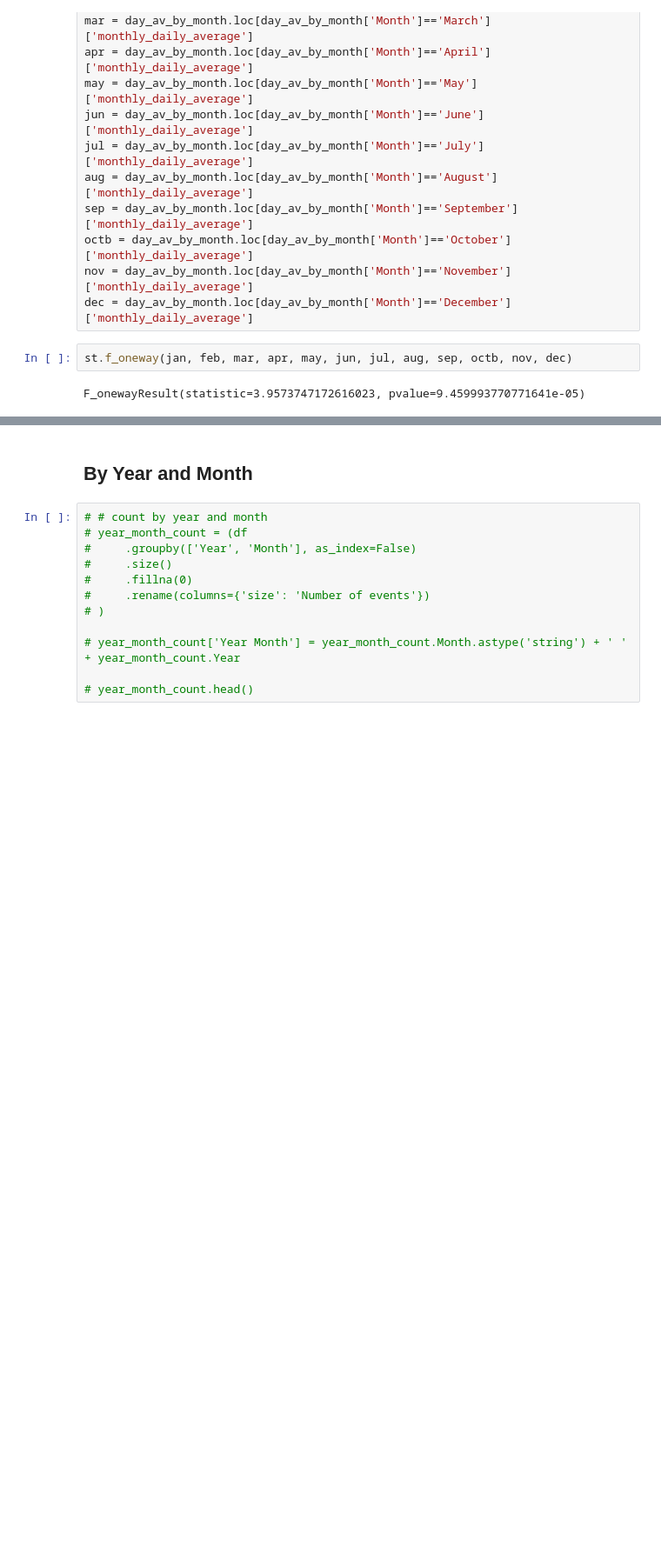
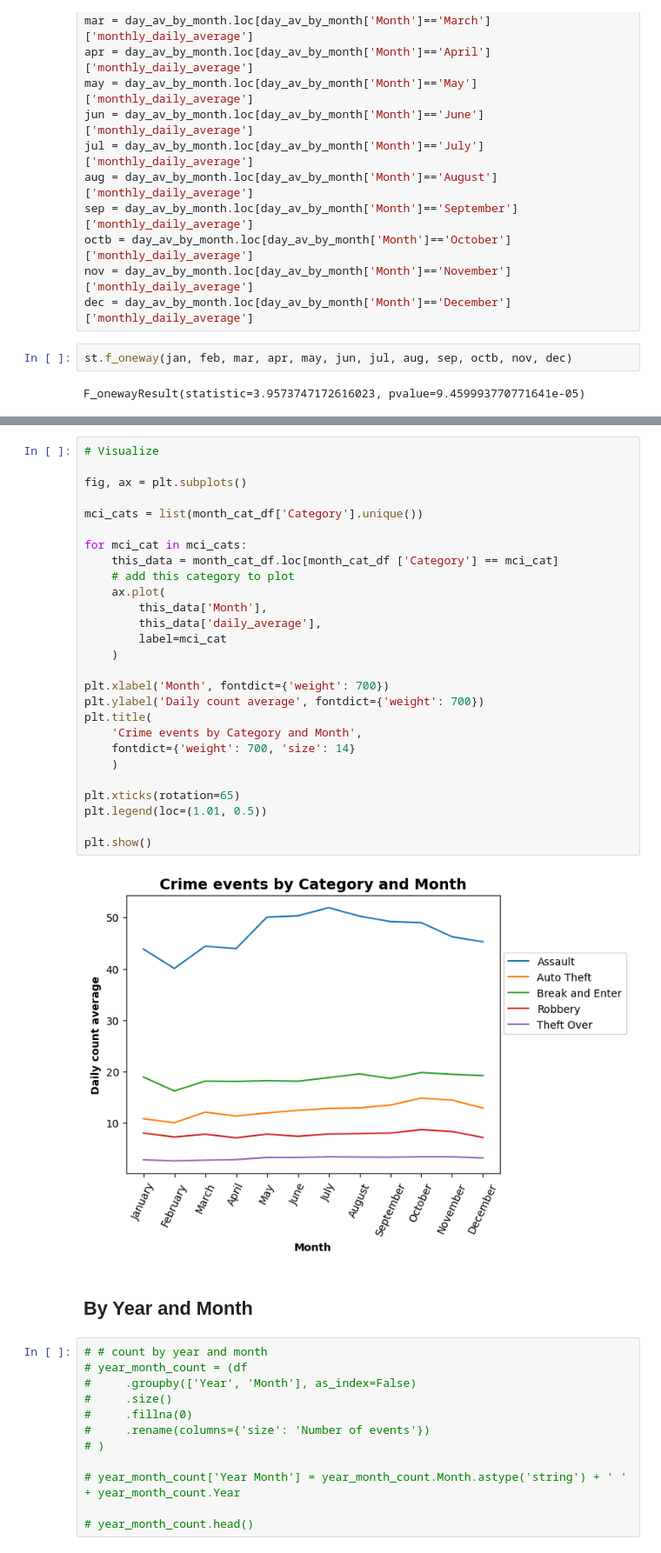
Before and after one commit to fannysigouin/project1, a Jupyter notebook: q2_peak_times.ipynb, the cells around one changed output, grey strips where cells are left out. Shown at 87% size. Saved outputs shown, nothing was run; the diff lists cells and outputs as text; blank space fills up the shorter version.

```diff
--- a/q2_peak_times.ipynb
+++ b/q2_peak_times.ipynb
@@ -293,3 +372,32 @@ plt.show()
+# %%
+# Visualize
+
+fig, ax = plt.subplots()
+
+mci_cats = list(month_cat_df['Category'].unique())
+
+for mci_cat in mci_cats:
+    this_data = month_cat_df.loc[month_cat_df ['Category'] == mci_cat]
+    # add this category to plot
+    ax.plot(
+        this_data['Month'],
+        this_data['daily_average'],
+        label=mci_cat
+    )
+
+plt.xlabel('Month', fontdict={'weight': 700})
+plt.ylabel('Daily count average', fontdict={'weight': 700})
+plt.title(
+    'Crime events by Category and Month',
+    fontdict={'weight': 700, 'size': 14}
+    )
+
+plt.xticks(rotation=65)
+plt.legend(loc=(1.01, 0.5))
+
+plt.show()
+# %% [output]
+[figure, added]
 # %% [markdown]
 ## By Year and Month
 # %%
```
Also changed, not shown: parts of 27 cells of this notebook.
